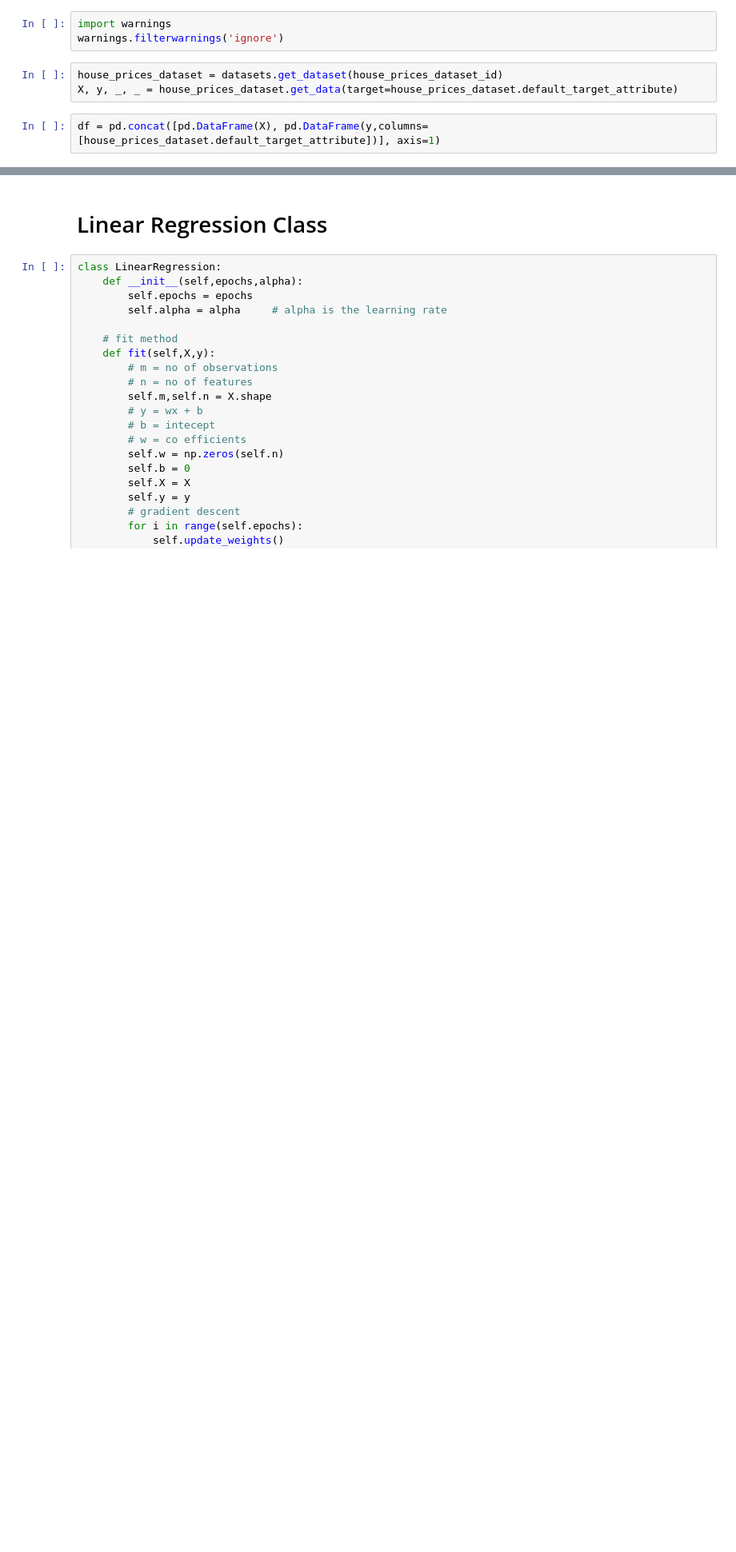
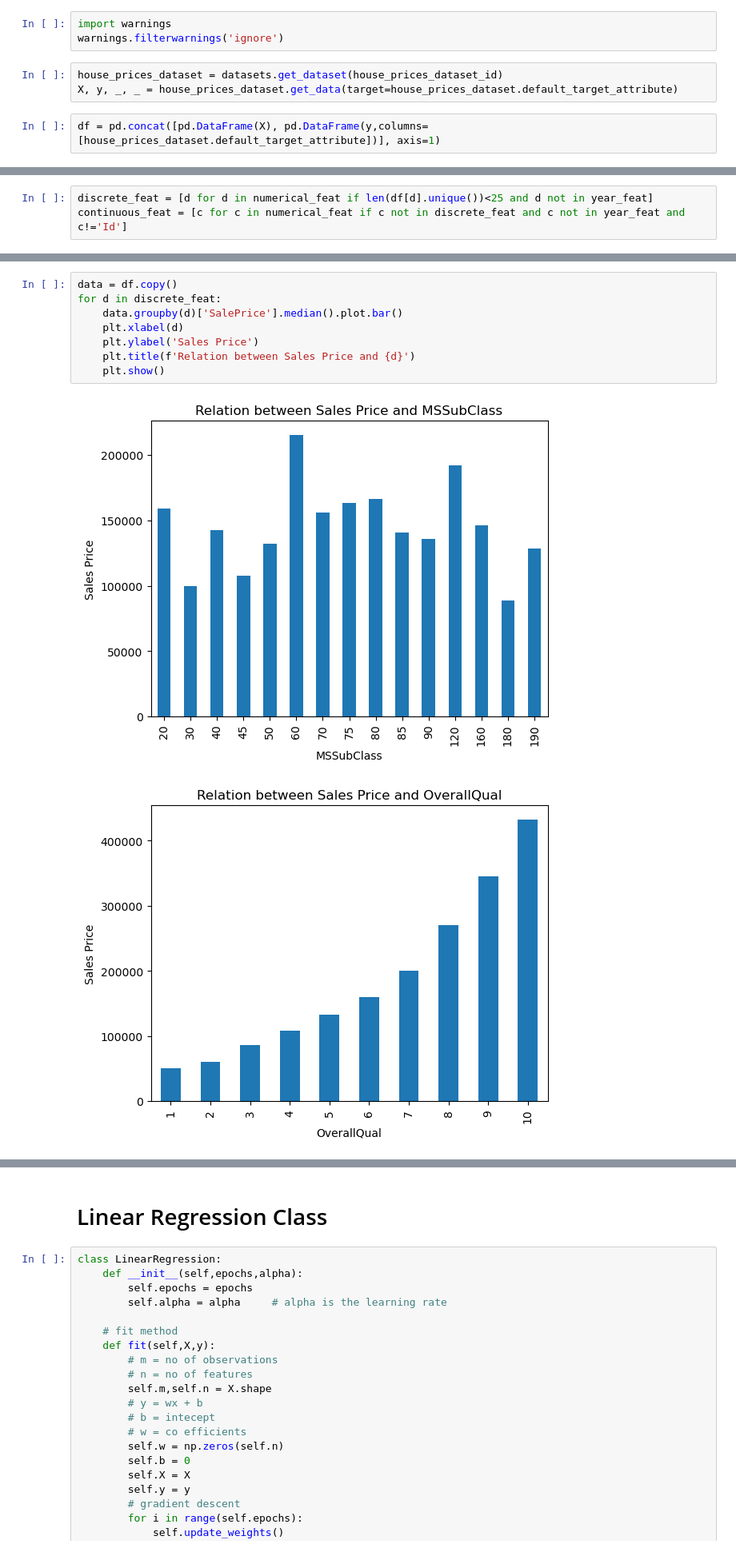
Before and after one commit to Sahadat31/Linear_regression_scratch, a Jupyter notebook: House_Price_Prediction.ipynb, the cells around one changed output, grey strips where cells are left out. Shown at 80% size. Cells and saved outputs as stored; diff of their text form; blank space fills up the shorter version.

```diff
--- a/House_Price_Prediction.ipynb
+++ b/House_Price_Prediction.ipynb
@@ -19,0 +188,3 @@ df.info()
+# %%
+discrete_feat = [d for d in numerical_feat if len(df[d].unique())<25 and d not in year_feat]
+continuous_feat = [c for c in numerical_feat if c not in discrete_feat and c not in year_feat and c!='Id']
@@ -19,0 +211,11 @@ df.info()
+# %%
+data = df.copy()
+for d in discrete_feat:
+    data.groupby(d)['SalePrice'].median().plot.bar()
+    plt.xlabel(d)
+    plt.ylabel('Sales Price')
+    plt.title(f'Relation between Sales Price and {d}')
+    plt.show()
+# %% [output]
+[figure, added]
+[figure, added]
```
Also changed, not shown: parts of 29 cells of this notebook.
